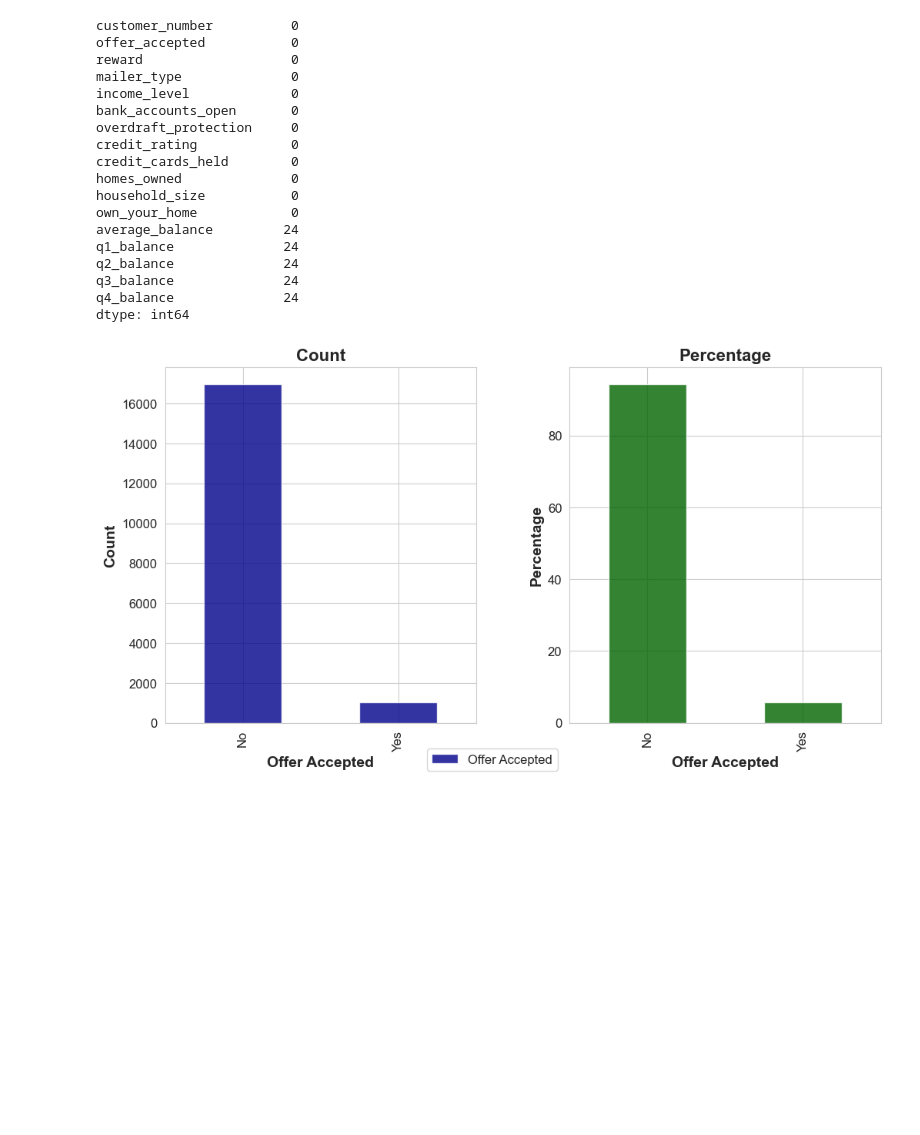
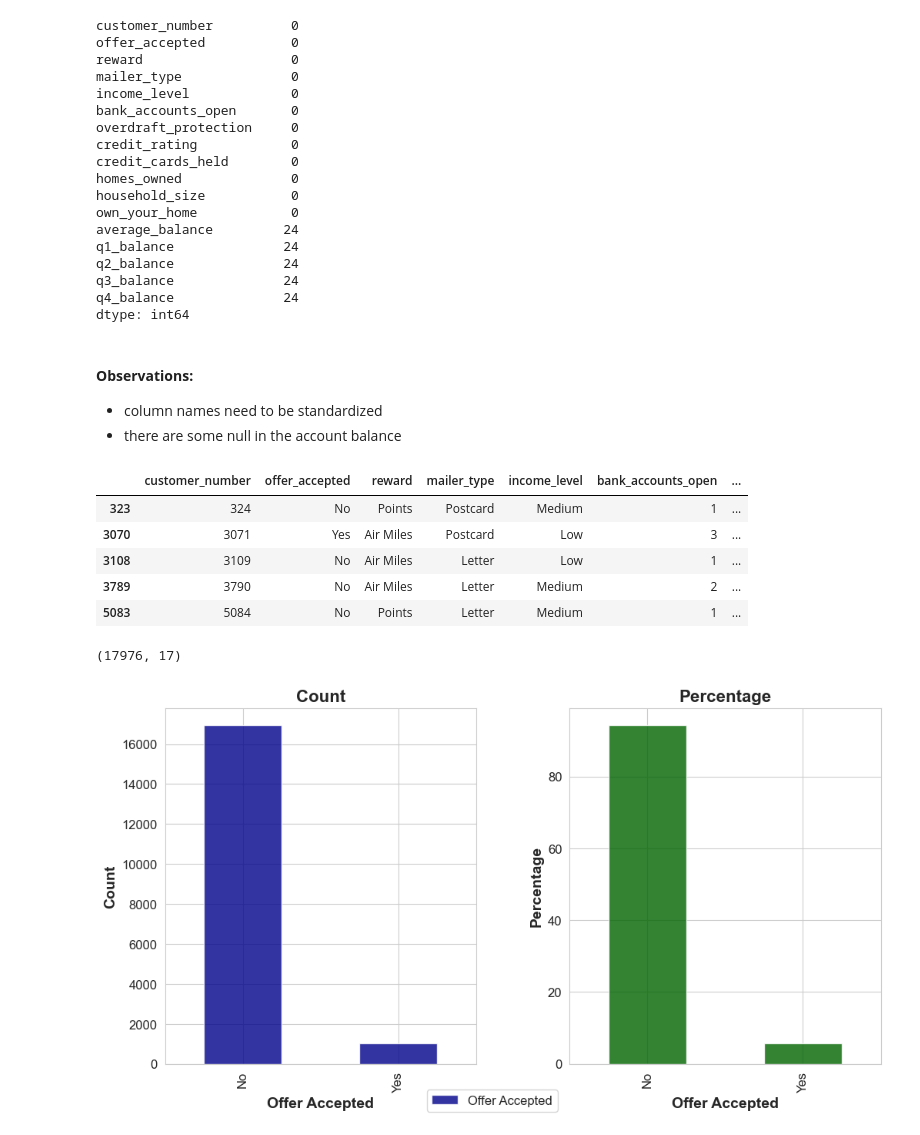
Before and after one commit to ocaoimh/hrc-mid-bootcamp-project, a Jupyter notebook: python/Exploring_cleaning_data_hugo.ipynb, the cells around one changed output. Saved outputs shown, nothing was run; the diff lists cells and outputs as text; code cells hidden in the pictures; blank space fills up the shorter version.

```diff
--- a/python/Exploring_cleaning_data_hugo.ipynb
+++ b/python/Exploring_cleaning_data_hugo.ipynb
@@ -70,3 +66,7 @@ q2_balance              24
 q3_balance              24
 q4_balance              24
 dtype: int64
+# %% [markdown]
+#### **Observations:**
+- column names need to be standardized
+- there are some null in the account balance
@@ -73,2 +78,19 @@ dtype: int64
+# %%
+# New dataframe to keep records with null values
+df_nans = df[df.average_balance.isna()]
+df_nans.head()
+# %% [output]
+|  | customer_number | offer_accepted | reward | mailer_type | income_level | bank_accounts_open | ... |
+| 323 | 324 | No | Points | Postcard | Medium | 1 | ... |
+| 3070 | 3071 | Yes | Air Miles | Postcard | Low | 3 | ... |
+| 3108 | 3109 | No | Air Miles | Letter | Low | 1 | ... |
+| 3789 | 3790 | No | Air Miles | Letter | Medium | 2 | ... |
+| 5083 | 5084 | No | Points | Letter | Medium | 1 | ... |
+# %%
+# Drop missing values from the dataframe to be used moving forward since it represents less than 1% of all the records
+df = df[~df.average_balance.isna()]
+df.shape
+# %% [output]
+(17976, 17)
 # %%
 df_target = df.copy()
```
Also changed, not shown: parts of 32 cells of this notebook.
